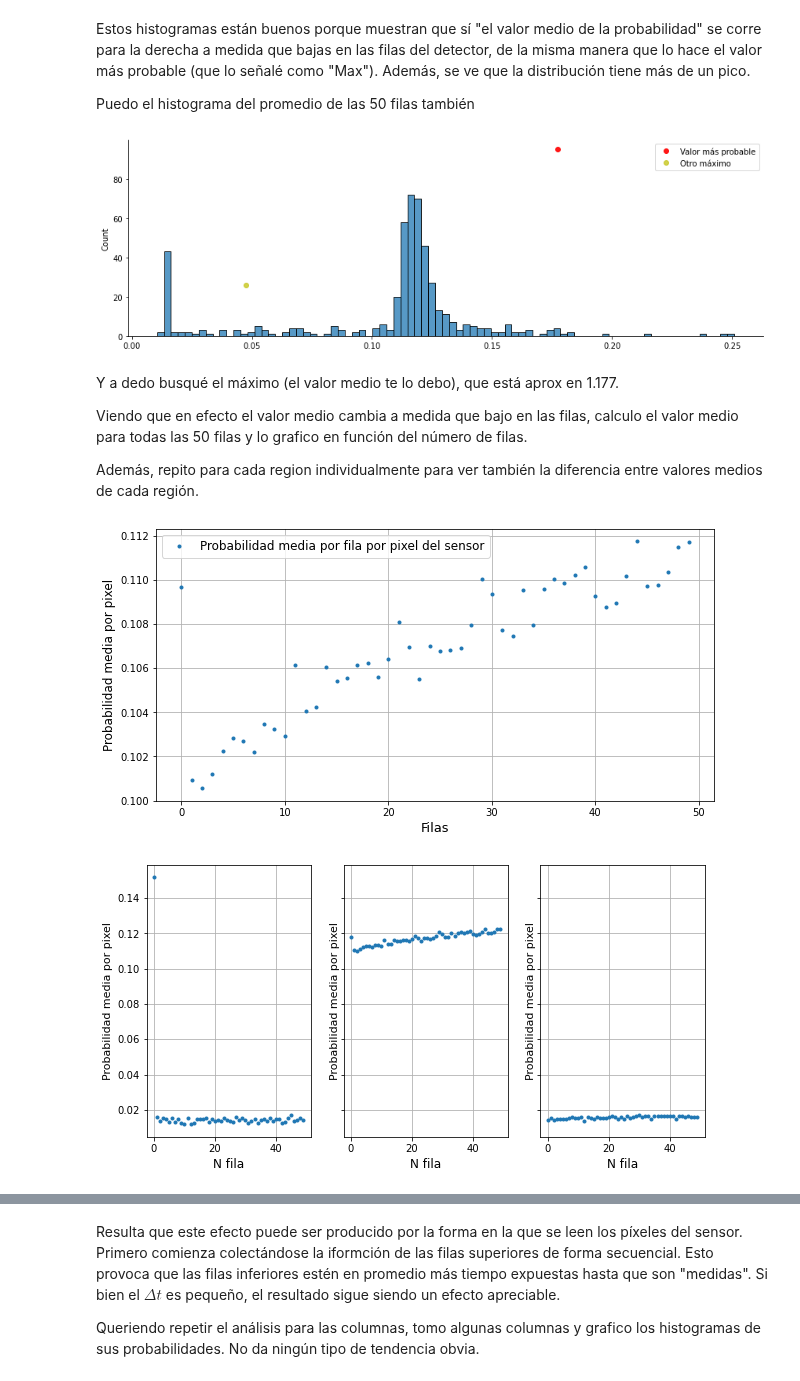
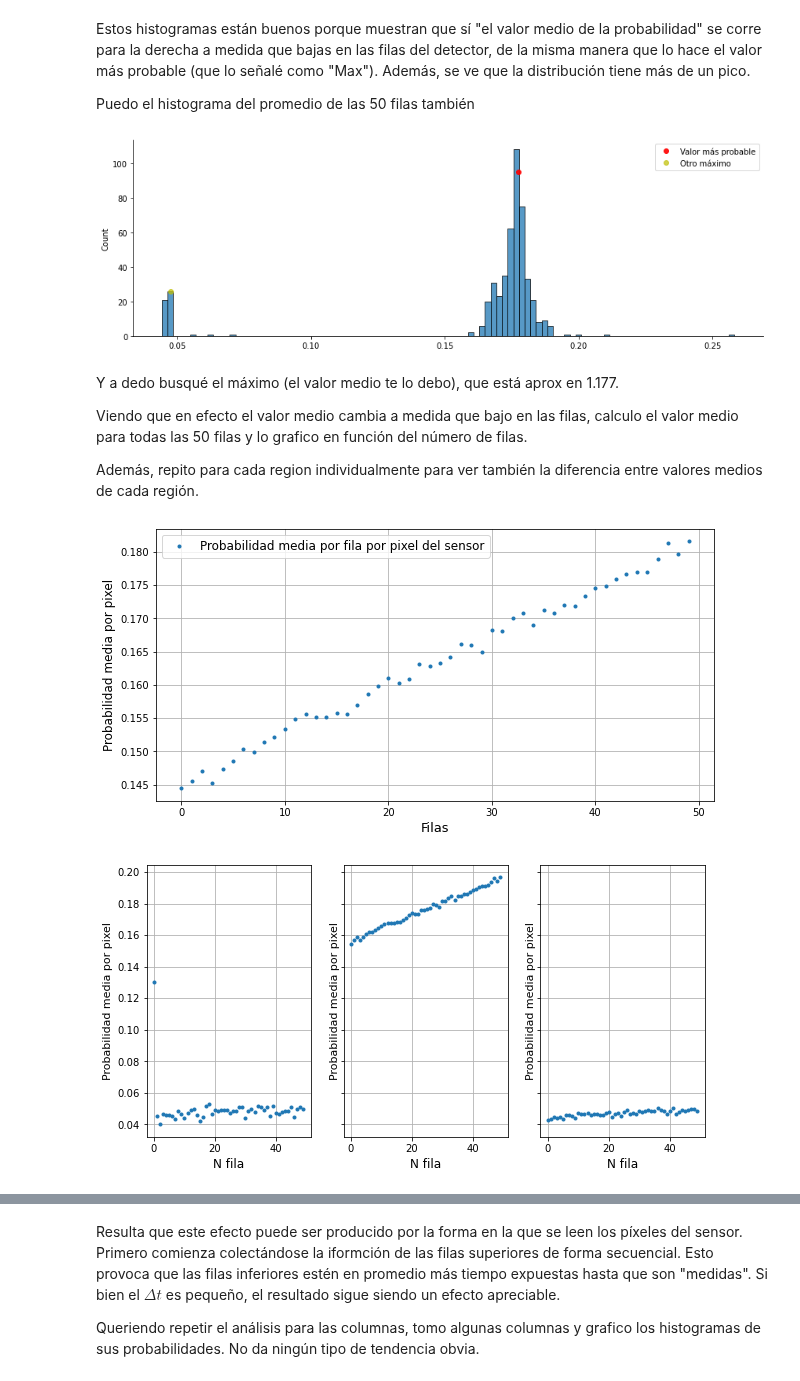
Before and after one commit to Igna11/Tesis-Skipper, a Jupyter notebook: Analisis_Imagenes.ipynb, the cells around one changed output, grey strips where cells are left out. Drawn from its saved outputs; the diff is of its cells as text; code cells hidden in the pictures.

```diff
--- a/Analisis_Imagenes.ipynb
+++ b/Analisis_Imagenes.ipynb
@@ -186,6 +186,6 @@ plt.colorbar(fraction=0.005);
 # %%
 plt.figure(figsize=(19, 3))
-
+image_prom = mean_img_list[0]
 plt.imshow(image_prom, cmap="hot", vmin=0.2, vmax=.4)
 plt.colorbar(fraction=0.005)
 plt.title("Distribución promedio de eventos de 1 $e^{-}$");
@@ -306,7 +306,7 @@ plt.plot(0.17735, 95, "ro", alpha=.9, label="Valor más probable")
 plt.plot(0.04753, 26, "yo", alpha=.7, label="Otro máximo")
 plt.legend();
 # %% [output]
-[figure, old version]
+[figure, new version]
 # %% [markdown]
 Y a dedo busqué el máximo (el valor medio te lo debo), que está aprox en 1.177.
 
@@ -314,23 +314,25 @@ Viendo que en efecto el valor medio cambia a medida que bajo en las filas, calcu
 
 Además, repito para cada region individualmente para ver también la diferencia entre valores medios de cada región.
 # %%
+image_prom = mean_img_list[0]
+
 plt.figure(figsize=(10,5))
 plt.plot(np.mean(image_prom, axis=1), '.',
          label="Probabilidad media por fila por pixel del sensor")
 plt.grid()
 plt.xlabel("Filas", fontsize=13)
 plt.ylabel("Probabilidad media por pixel", fontsize=12)
 plt.legend(fontsize=12)
 # plt.savefig("Mean_prob_per_row.png")
 # Y ahora lo mismo pero dividiendo en regiones
 fig, axs = plt.subplots(1, 3, figsize=(10, 5), sharey=True)
 idx = [0, 8, 451, 493]
 for i, ax in enumerate(axs.flat):
     ax.plot(np.mean(image_prom[:, idx[i]:idx[i+1]], axis=1), '.')
     ax.set_ylabel("Probabilidad media por pixel", fontsize=11)
     ax.set_xlabel("N fila", fontsize=12)
     ax.grid()
 # plt.savefig("Mean_prob_per_row_per_zone.png")
 # %% [output]
-[figure, old version]
+[figure, new version]
-[figure, old version]
+[figure, new version]
```
Also changed, not shown: parts of 30 cells of this notebook, 6 other files.
